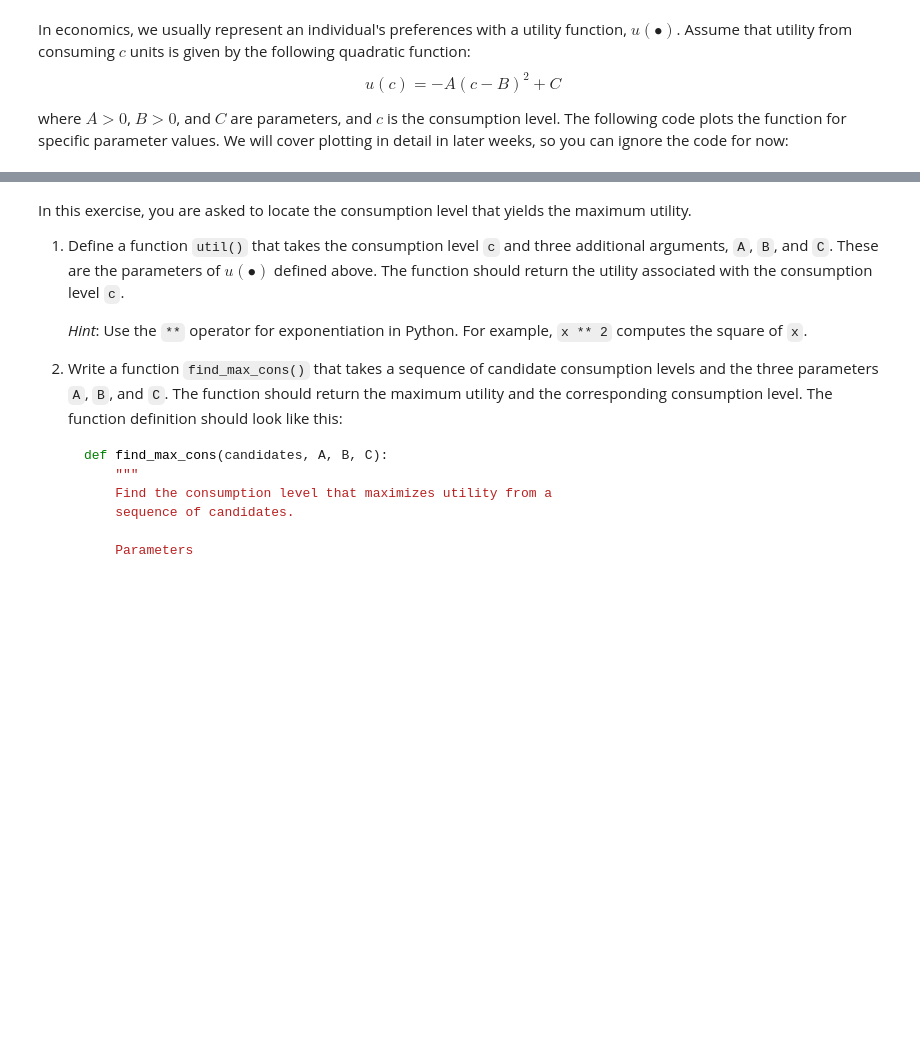
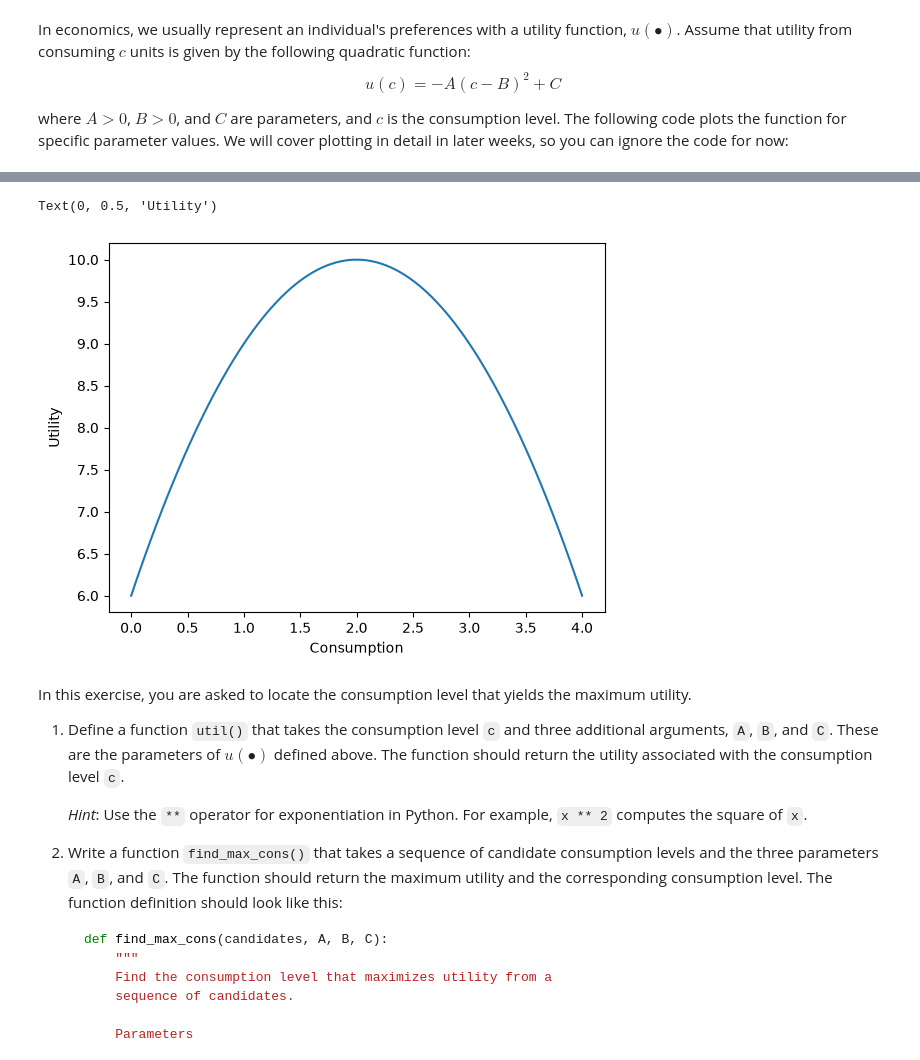
Before and after one commit to Partho-N/TECH2-H26, a Jupyter notebook: workshops/workshop1/workshop1-NP.ipynb, the cells around one changed output, grey strips where cells are left out. Saved outputs shown, nothing was run; the diff lists cells and outputs as text; code cells hidden in the pictures; blank space fills up the shorter version.

```diff
--- a/workshops/workshop1/workshop1-NP.ipynb
+++ b/workshops/workshop1/workshop1-NP.ipynb
@@ -109,3 +122,14 @@ plt.ylabel('Utility')
+# %%
+import matplotlib.pyplot as plt
+import numpy as np
+c=np.linspace(0,4,100)
+u=-1*(c-2)**2+10
+plt.plot(c,u)
+plt.xlabel('Consumption')
+plt.ylabel('Utility')
+# %% [output]
+Text(0, 0.5, 'Utility')
+[figure, added]
 # %% [markdown]
 In this exercise, you are asked to locate the consumption level that yields
 the maximum utility.
```
Also changed, not shown: parts of 18 cells of this notebook, 4 other files.
